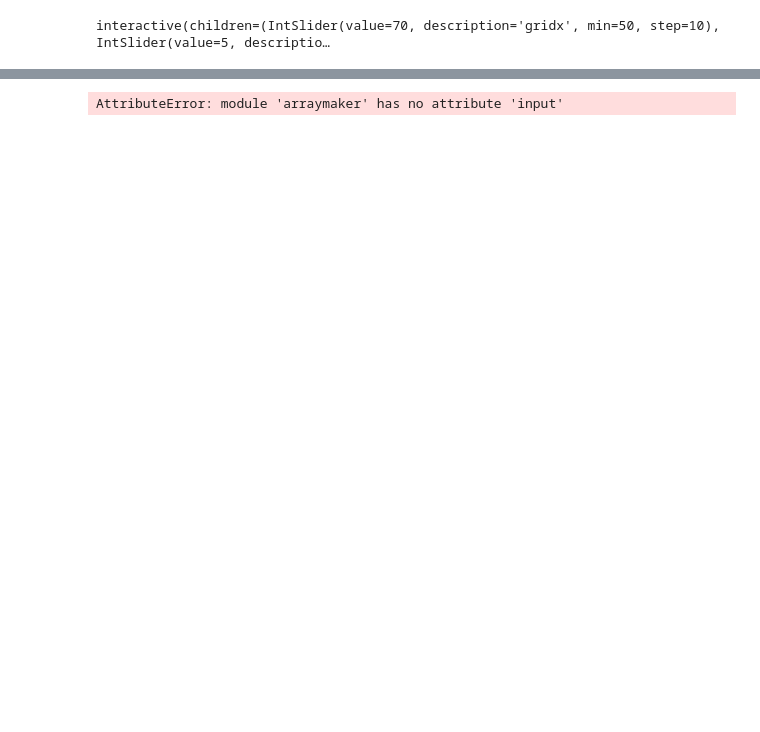
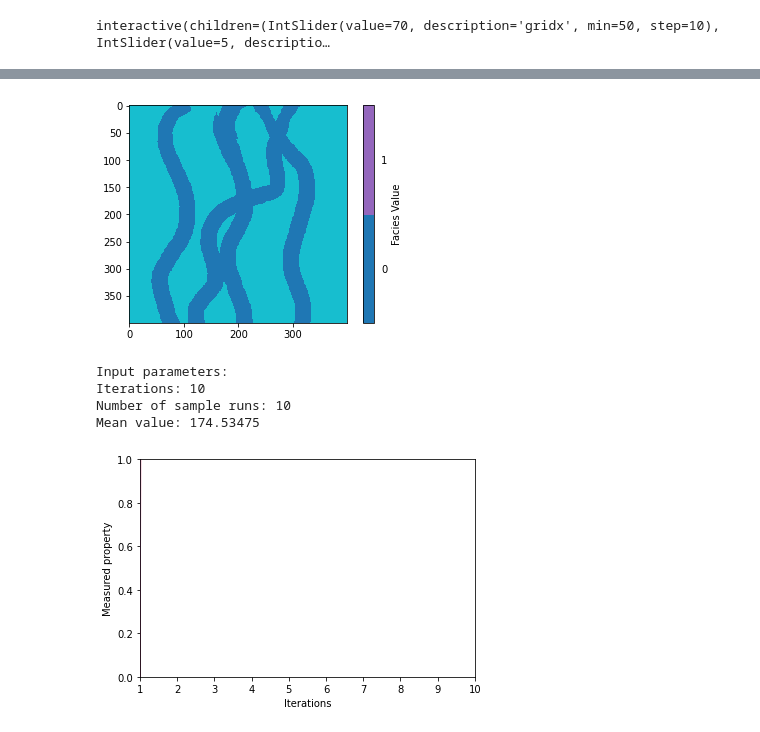
Before and after one commit to JamesEBall/REVSim, a Jupyter notebook: runme.ipynb, the cells around one changed output, grey strips where cells are left out. Saved outputs shown, nothing was run; the diff lists cells and outputs as text; code cells hidden in the pictures; blank space fills up the shorter version.

Commit message:
attempting array input but not finished

```diff
--- a/runme.ipynb
+++ b/runme.ipynb
@@ -67,10 +70,22 @@ generaterandomgrids(100, 10, 10, 5)
 # %%
-#open bitmap and import to np array
+#open bitmap and import to np array, image created in paint
 im = Image.open("Input_images/river.bmp")
-data = [[im.getpixel((x, y)) for x in range(im.width)] for y in range(im.height)]
-data = np.asarray(data)
+inputdata = [[im.getpixel((x, y)) for x in range(im.width)] for y in range(im.height)]
+inputdata = np.asarray(inputdata)
 
+data = arraymaker.grid(0,10,2)
+data.input(inputdata,2)
+data.show2dgrid()
 
-data  = arraymaker.input(data)
+data.randomreturn(10, 10, True)
+
+#plots data on graph
+#plot()
+data.plot('sphagetti')
 # %% [output]
+[figure, added]
-AttributeError: module 'arraymaker' has no attribute 'input'
+Input parameters:
+Iterations: 10
+Number of sample runs: 10
+Mean value: 174.53475
+[figure, added]
```
Also changed, not shown: parts of 1 cell of this notebook, 1 other file.
